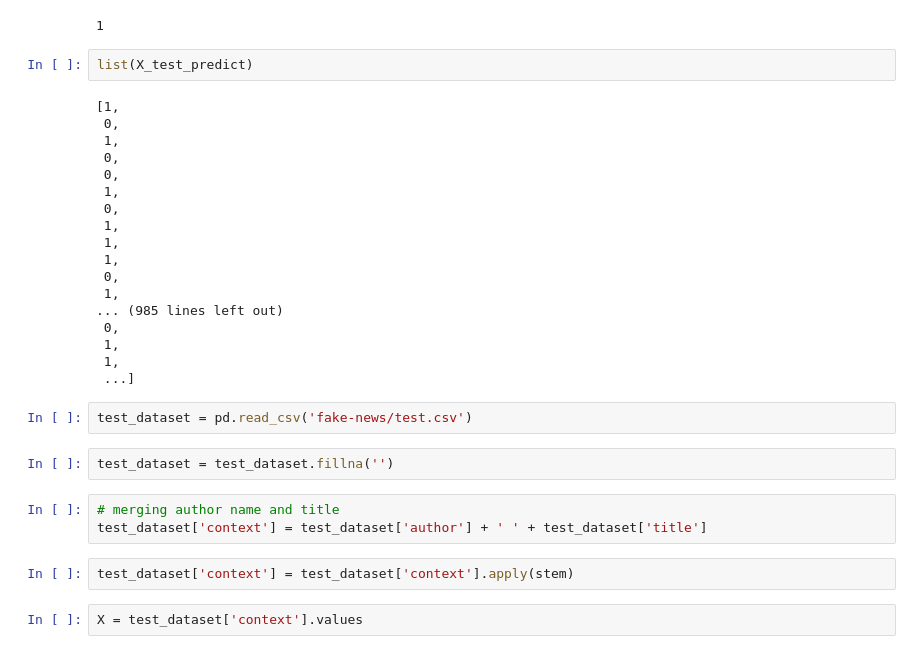
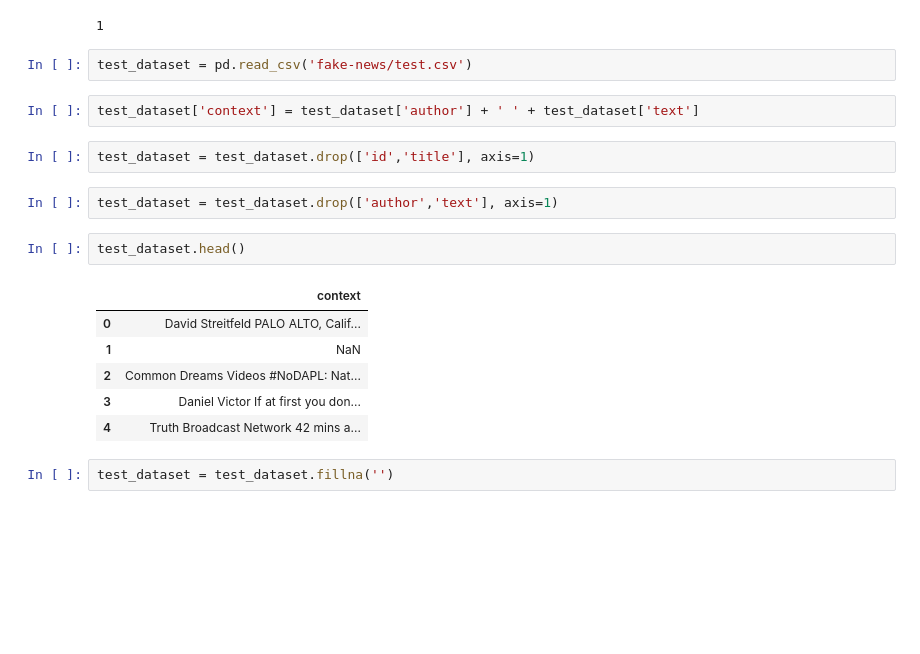
Before and after one commit to sndpkirwai/classification-projets, a Jupyter notebook: Fake_news_prediction.ipynb, the cells around one changed output. Saved outputs shown, nothing was run; the diff lists cells and outputs as text; blank space fills up the shorter version.

```diff
--- a/Fake_news_prediction.ipynb
+++ b/Fake_news_prediction.ipynb
@@ -275,34 +368,22 @@ news is fake
 print(Y_test[5])
 # %% [output]
 1
-# %%
-list(X_test_predict)
-# %% [output]
-[1,
- 0,
- 1,
- 0,
- 0,
- 1,
- 0,
- 1,
- 1,
- 1,
- 0,
- 1,
-... (985 lines left out)
- 0,
- 1,
- 1,
- ...]
 # %%
 test_dataset = pd.read_csv('fake-news/test.csv')
+# %%
+test_dataset['context'] = test_dataset['author'] + ' ' + test_dataset['text']
+# %%
+test_dataset = test_dataset.drop(['id','title'], axis=1)
+# %%
+test_dataset = test_dataset.drop(['author','text'], axis=1)
+# %%
+test_dataset.head()
+# %% [output]
+|  | context |
+| 0 | David Streitfeld PALO ALTO, Calif... |
+| 1 | NaN |
+| 2 | Common Dreams Videos #NoDAPL: Nat... |
+| 3 | Daniel Victor If at first you don... |
+| 4 | Truth Broadcast Network 42 mins a... |
 # %%
 test_dataset = test_dataset.fillna('')
-# %%
-# merging author name and title
-test_dataset['context'] = test_dataset['author'] + ' ' + test_dataset['title']
-# %%
-test_dataset['context'] = test_dataset['context'].apply(stem)
-# %%
-X = test_dataset['context'].values
```
Also changed, not shown: parts of 46 cells of this notebook.
